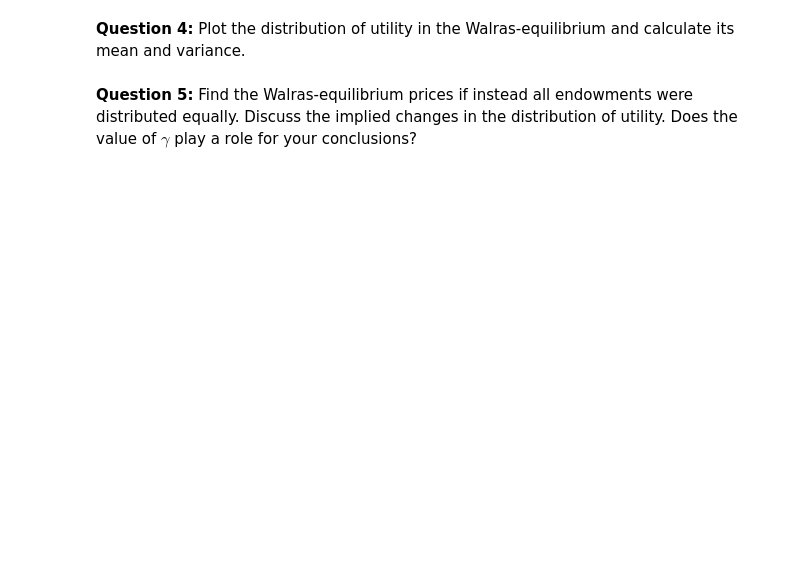
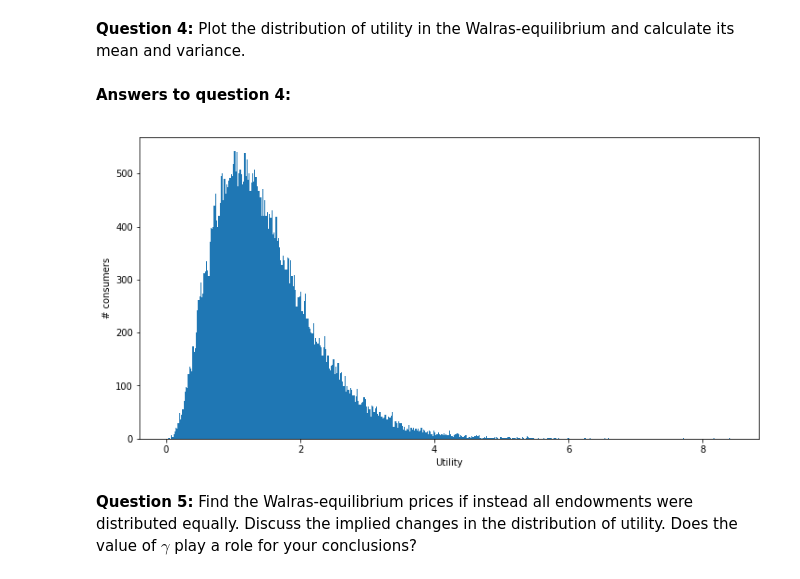
Before and after one commit to KristinaMariaSoerensen/projects-2019-chx, a Jupyter notebook: examproject/exam_2019.ipynb, the cells around one changed output. Drawn from its saved outputs; the diff is of its cells as text; code cells hidden in the pictures; blank space fills up the shorter version.

```diff
--- a/examproject/exam_2019.ipynb
+++ b/examproject/exam_2019.ipynb
@@ -585,3 +565,12 @@ $$ z_i(p_1,p_2) = \sum_{j=1}^N x_{i}^{\star j}(p_{1},p_{2},\boldsymbol{e}^{j}) -
 2. Calculate $z_1(p_1,p_2)$ and $z_2(p_1,p_2)$.
 3. If $|z_1| < \epsilon$ and $|z_2| < \epsilon$ then stop.
 4. Else set $p_1 = p_1 + \kappa \frac{z_1}{N}$ and $p_2 = p_2 + \kappa \frac{z_2}{N}$ and return to step 2.
+# %%
+p1 = 0.5
+p2 = 0.5
+kappa = 0.1
+eps = 1e-8
+
+walras_equil = exam.find_equilibrium(b1,b2,p1,p2,e1,e2,e3,eps,kappa,N)
+
+print(f'The walras equilibrium is: (p1,p2)=({walras_equil[0]:.3f},{walras_equil[1]:.3f})')
@@ -588,4 +590,10 @@ $$ z_i(p_1,p_2) = \sum_{j=1}^N x_{i}^{\star j}(p_{1},p_{2},\boldsymbol{e}^{j}) -
 # %% [markdown]
 **Question 4:** Plot the distribution of utility in the Walras-equilibrium and calculate its mean and variance.
+# %% [markdown]
+**Answers to question 4:**
+# %%
+exam.utility_walras(p1,p2,e1,e2,e3,b1,b2,b3,gamma)
+# %% [output]
+[figure, added]
 # %% [markdown]
 **Question 5:** Find the Walras-equilibrium prices if instead all endowments were distributed equally. Discuss the implied changes in the distribution of utility. Does the value of $\gamma$ play a role for your conclusions?
```
Also changed, not shown: parts of 12 cells of this notebook, 1 other file.
